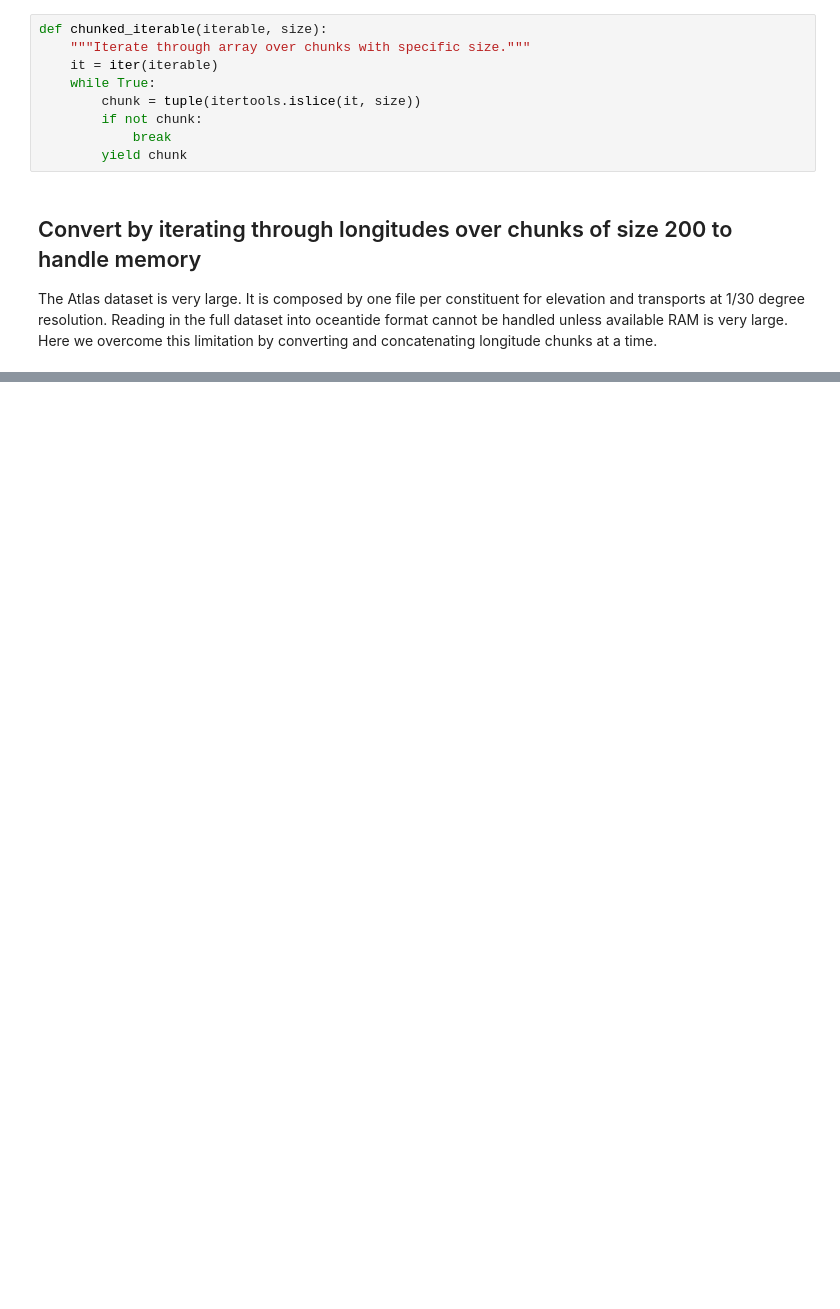
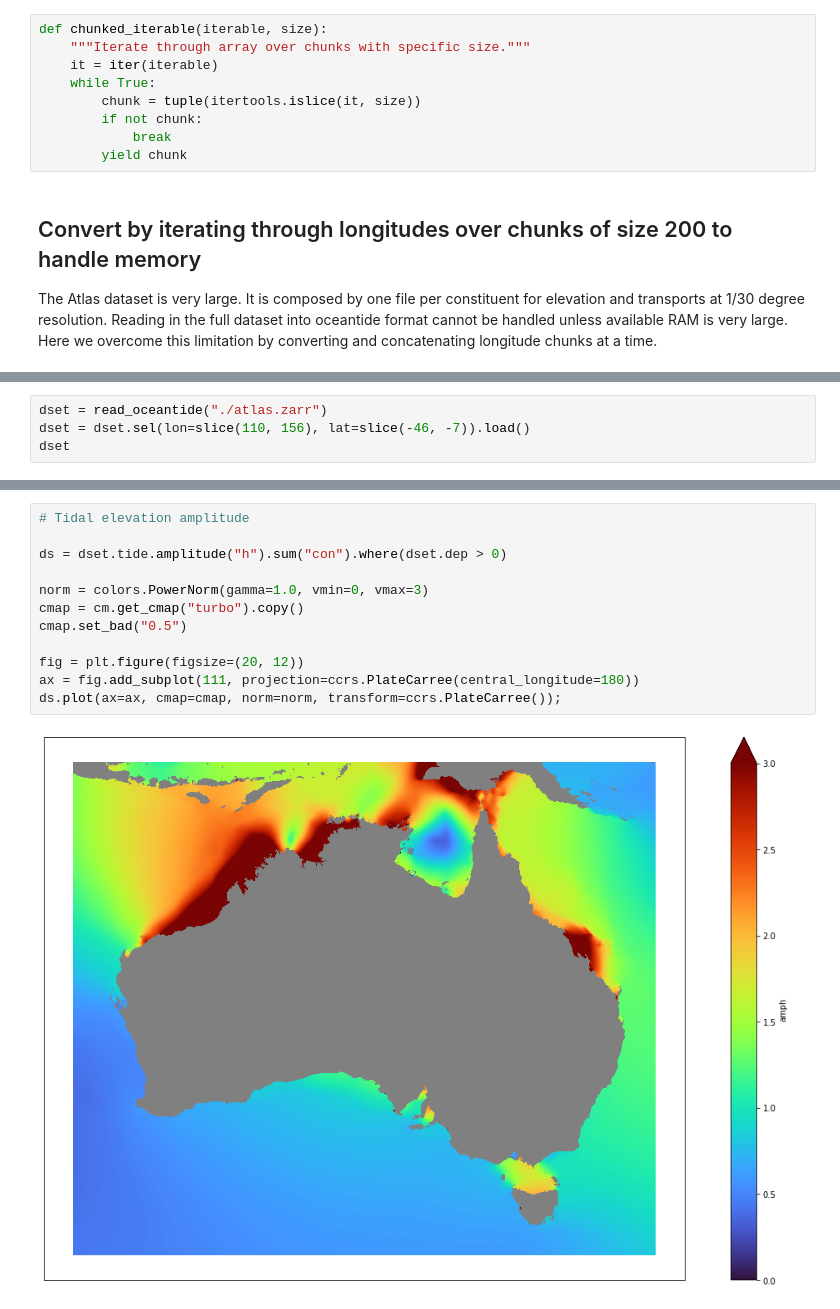
Before and after one commit to simonweppe/oceantide, a Jupyter notebook: notebooks/atlas_to_oceantide.ipynb, the cells around one changed output, grey strips where cells are left out. Cells and saved outputs as stored; diff of their text form; blank space fills up the shorter version.

Commit message:
Change to atlas notebook

```diff
--- a/notebooks/atlas_to_oceantide.ipynb
+++ b/notebooks/atlas_to_oceantide.ipynb
@@ -140,0 +122,4 @@ ds.h.plot(figsize=(20, 5));
+# %%
+dset = read_oceantide("./atlas.zarr")
+dset = dset.sel(lon=slice(110, 156), lat=slice(-46, -7)).load()
+dset
@@ -140,0 +140,14 @@ ds.h.plot(figsize=(20, 5));
+# %%
+# Tidal elevation amplitude
+
+ds = dset.tide.amplitude("h").sum("con").where(dset.dep > 0)
+
+norm = colors.PowerNorm(gamma=1.0, vmin=0, vmax=3)
+cmap = cm.get_cmap("turbo").copy()
+cmap.set_bad("0.5")
+
+fig = plt.figure(figsize=(20, 12))
+ax = fig.add_subplot(111, projection=ccrs.PlateCarree(central_longitude=180))
+ds.plot(ax=ax, cmap=cmap, norm=norm, transform=ccrs.PlateCarree());
+# %% [output]
+[figure, added]
```
Also changed, not shown: parts of 13 cells of this notebook, 1 other file.
